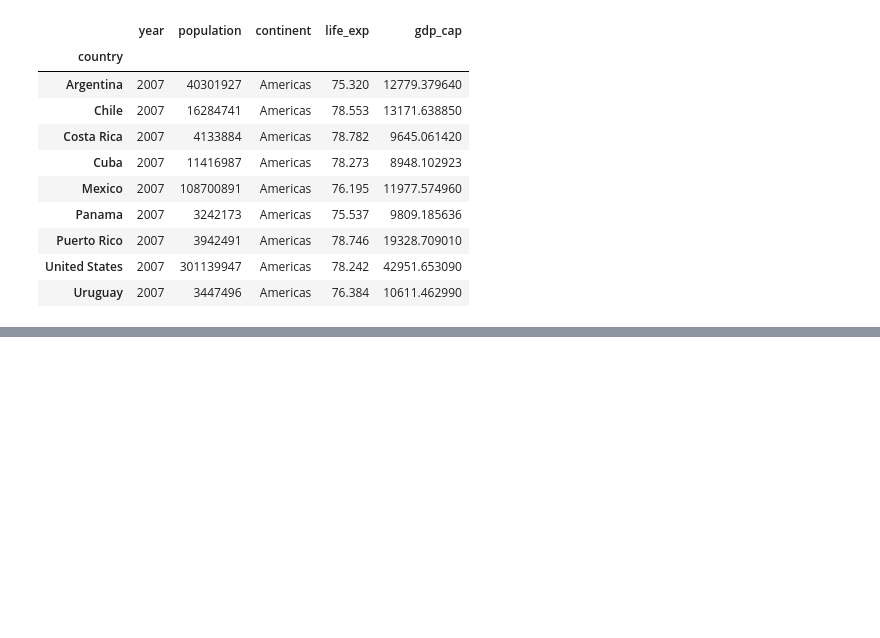
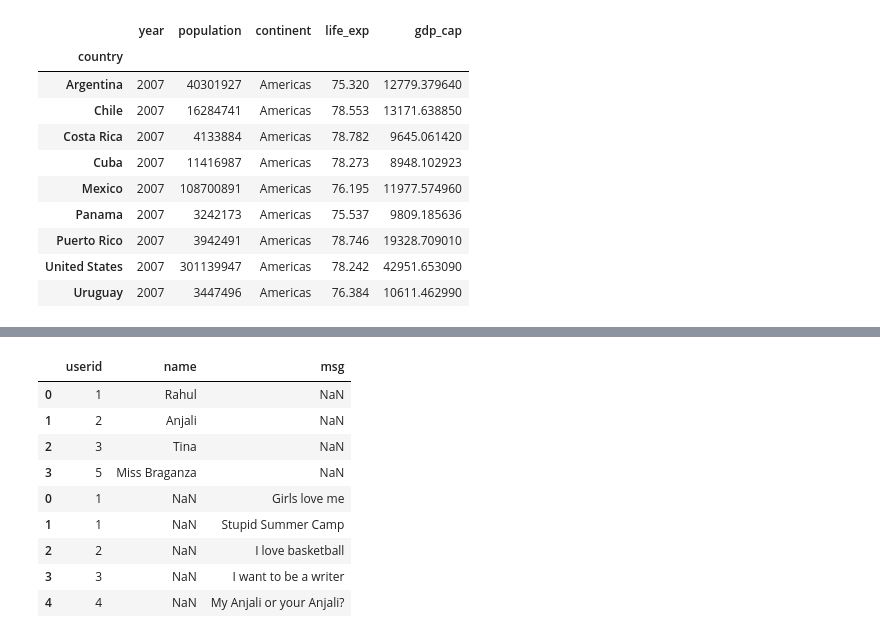
Before and after one commit to 94shreyas/Practise_Python, a Jupyter notebook: Pandas2.ipynb, the cells around one changed output, grey strips where cells are left out. Cells and saved outputs as stored; diff of their text form; code cells hidden in the pictures; blank space fills up the shorter version.

```diff
--- a/Pandas2.ipynb
+++ b/Pandas2.ipynb
@@ -183,0 +269,3 @@ df.set_index('country')
+# %%
+msgs = pd.DataFrame({"userid":[1, 1, 2, 3, 4], "msg":['Girls love me', "Stupid Summer Camp", "I love basketball", "I want to be a writer","My Anjali or your Anjali?"]})
+msgs
@@ -183,0 +279,3 @@ df.set_index('country')
+# %%
+users = pd.DataFrame({"userid":[1, 2, 3, 5], "name":["Rahul", "Anjali", "Tina","Miss Braganza"]})
+users
@@ -183,0 +288,14 @@ df.set_index('country')
+# %%
+df_new=pd.concat([users,msgs])
+df_new
+# %% [output]
+|  | userid | name | msg |
+| 0 | 1 | Rahul | NaN |
+| 1 | 2 | Anjali | NaN |
+| 2 | 3 | Tina | NaN |
+| 3 | 5 | Miss Braganza | NaN |
+| 0 | 1 | NaN | Girls love me |
+| 1 | 1 | NaN | Stupid Summer Camp |
+| 2 | 2 | NaN | I love basketball |
+| 3 | 3 | NaN | I want to be a writer |
+| 4 | 4 | NaN | My Anjali or your Anjali? |
```
Also changed, not shown: parts of 13 cells of this notebook.
